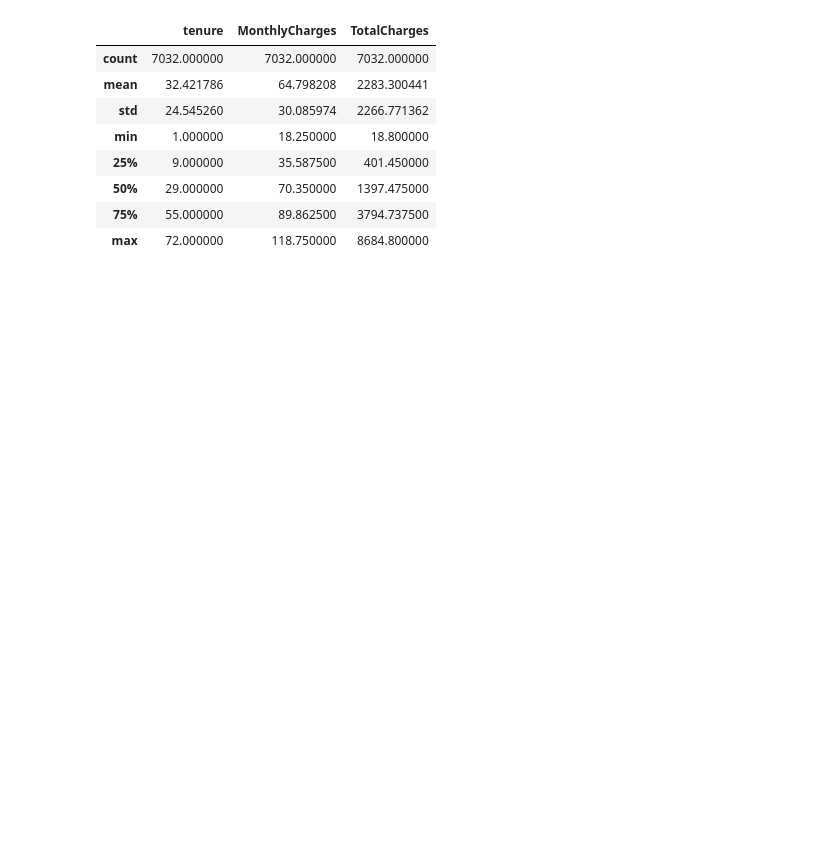
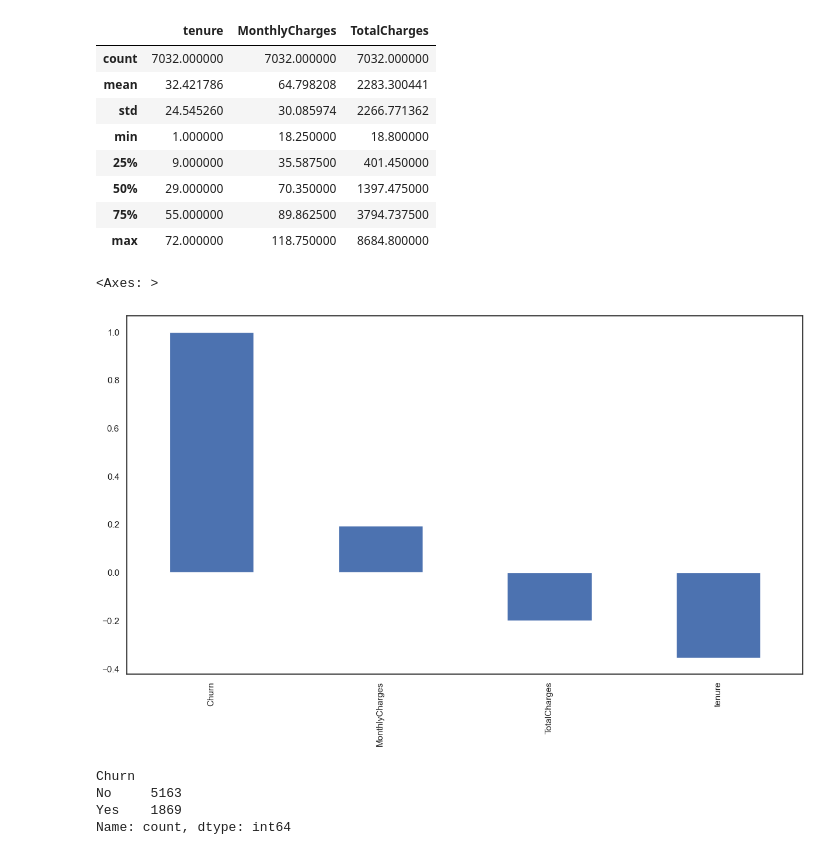
Before and after one commit to Ahmed-Estiak/customer-churn-demo, a Jupyter notebook: customer-churn1demo.ipynb, the cells around one changed output. Saved outputs shown, nothing was run; the diff lists cells and outputs as text; code cells hidden in the pictures; blank space fills up the shorter version.

```diff
--- a/customer-churn1demo.ipynb
+++ b/customer-churn1demo.ipynb
@@ -279,3 +293,34 @@ df[numerical_cols].describe()
 # %%
 sns.set(style = 'white')
 import os
+# %%
+# Convert 'Churn' to numeric for correlation calculation
+df_corr = df.copy()
+df_corr['Churn'] = df_corr['Churn'].map({'Yes': 1, 'No': 0})
+
+# Select only numeric columns for correlation
+numeric_cols = df_corr.select_dtypes(include=[np.number])
+plt.figure(figsize=(15,8))
+numeric_cols.corr()['Churn'].sort_values(ascending = False).plot(kind='bar')
+# %% [output]
+<Axes: >
+[figure, added]
+# %%
+fig = px.histogram(df, x="Churn", color="Churn", title="Customer Churn Count", barmode='group')
+fig.update_traces(marker_line_width=1, marker_line_color='black')
+fig.update_layout(
+  xaxis_title="Churn",
+  yaxis_title="Count",
+  showlegend=False,
+  bargap=0.4,
+  width=1000,
+  height=500
+)
+fig.show()
+
+print(df['Churn'].value_counts())
+# %% [output]
+Churn
+No     5163
+Yes    1869
+Name: count, dtype: int64
```
Also changed, not shown: parts of 20 cells of this notebook.
